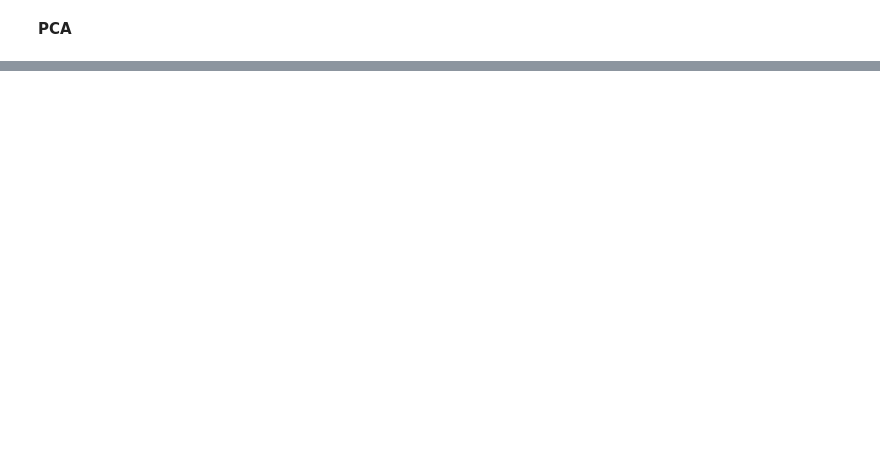
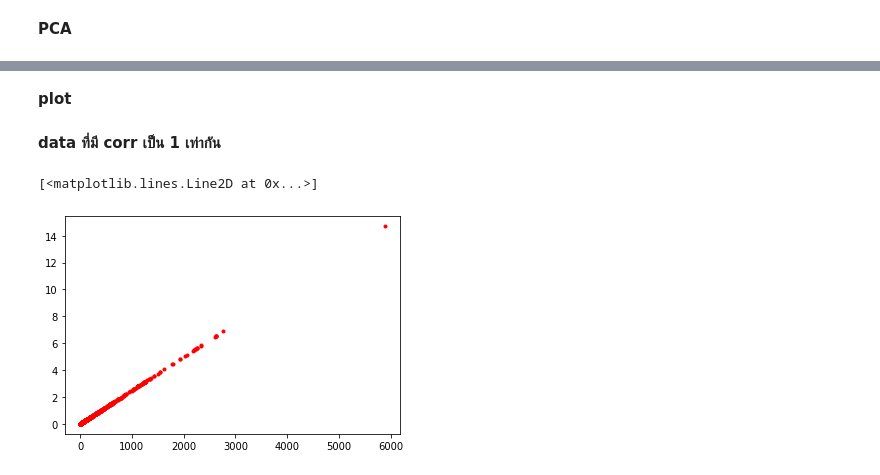
Before and after one commit to ThanikPimpiban/mulitivariate, a Jupyter notebook: Chapter3_PCA.ipynb, the cells around one changed output, grey strips where cells are left out. Saved outputs shown, nothing was run; the diff lists cells and outputs as text; code cells hidden in the pictures; blank space fills up the shorter version.

```diff
--- a/Chapter3_PCA.ipynb
+++ b/Chapter3_PCA.ipynb
@@ -270,0 +304,3 @@ pca = PCA(n_components=2)
+# %%
+new_ex1 = ex1.iloc[:,7:]   ## เลือกเฉพาะข้อมูลที่เป็นตัวเลข
+new_ex1.head()
@@ -270,0 +376,2 @@ pca = PCA(n_components=2)
+# %% [markdown]
+**plot**
@@ -270,0 +380,7 @@ pca = PCA(n_components=2)
+# %% [markdown]
+**data ที่มี corr เป็น 1 เท่ากัน**
+# %%
+plt.plot(new_ex1.iloc[:,11],new_ex1.iloc[:,28],'r.')
+# %% [output]
+[<matplotlib.lines.Line2D at 0x...>]
+[figure, added]
```
Also changed, not shown: parts of 24 cells of this notebook.
